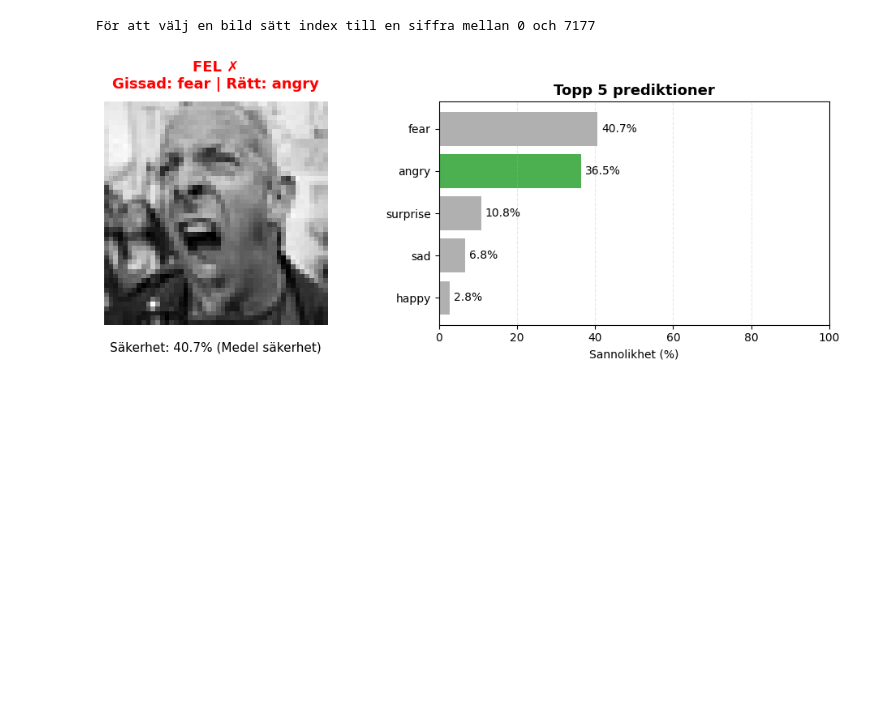
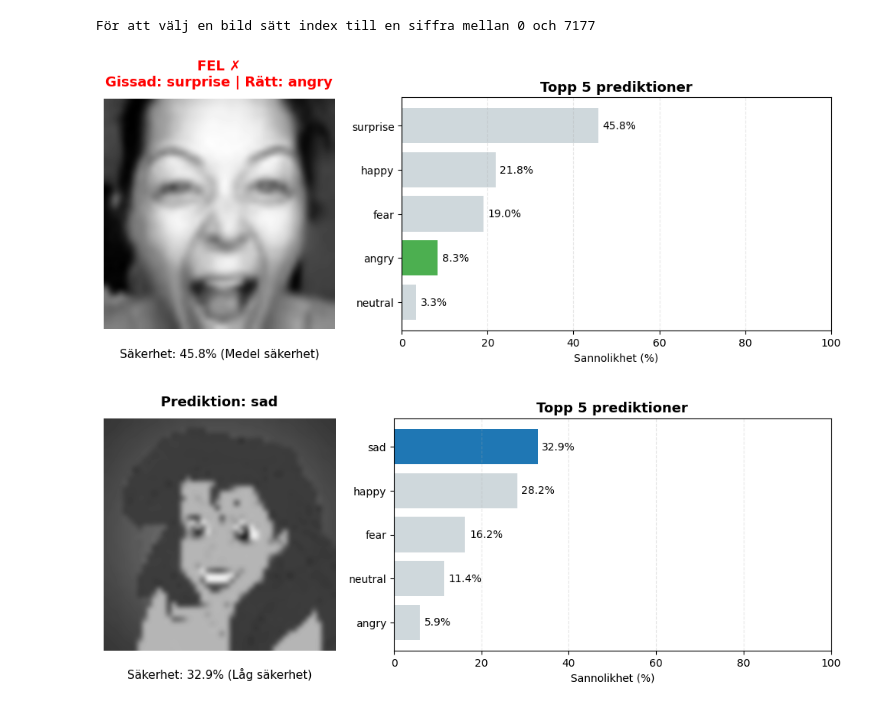
Before and after one commit to Shara-Hysen/Emotion-Recognition-DL-Assignment, a Jupyter notebook: emotion-recognition.ipynb, the cells around one changed output. Cells and saved outputs as stored; diff of their text form; code cells hidden in the pictures; blank space fills up the shorter version.

```diff
--- a/emotion-recognition.ipynb
+++ b/emotion-recognition.ipynb
@@ -1419,14 +1536,23 @@ print(f"För att välj en bild sätt index till en siffra mellan 0 och {len(X_te
 # %% [output]
 För att välj en bild sätt index till en siffra mellan 0 och 7177
 # %%
-index = 7
-
-show_prediction(
+# Predicera en specifik bild från testdatasetet
+index = 56
+predict_test_image(
     image_index=index,
-    X_data=X_test,
-    y_data=y_test,
-    y_proba=test_y_proba,
+    X_test=X_test,
+    y_test=y_test,
+    model=loaded_model,
     class_names=class_names
 )
+
+# Predicera en helt egen, extern bild
+image_path = 'Analys_bilder/ariel.jpg'
+predict_custom_image(
+    image_path=image_path,
+    model=loaded_model,
+    class_names=class_names
+)
 # %% [output]
-[figure, old version]
+[figure, new version]
+[figure, added]
```
Also changed, not shown: parts of 46 cells of this notebook, 5 other files.
